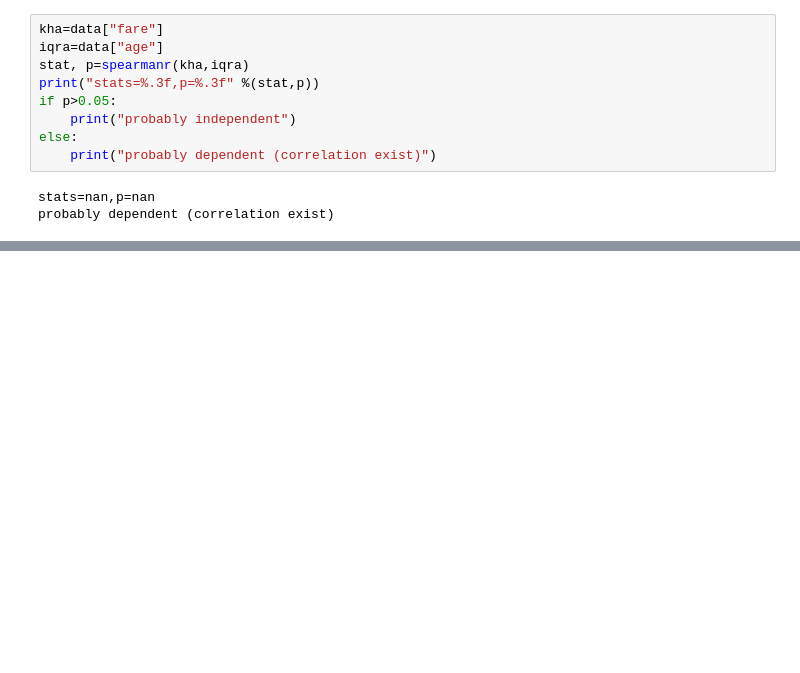
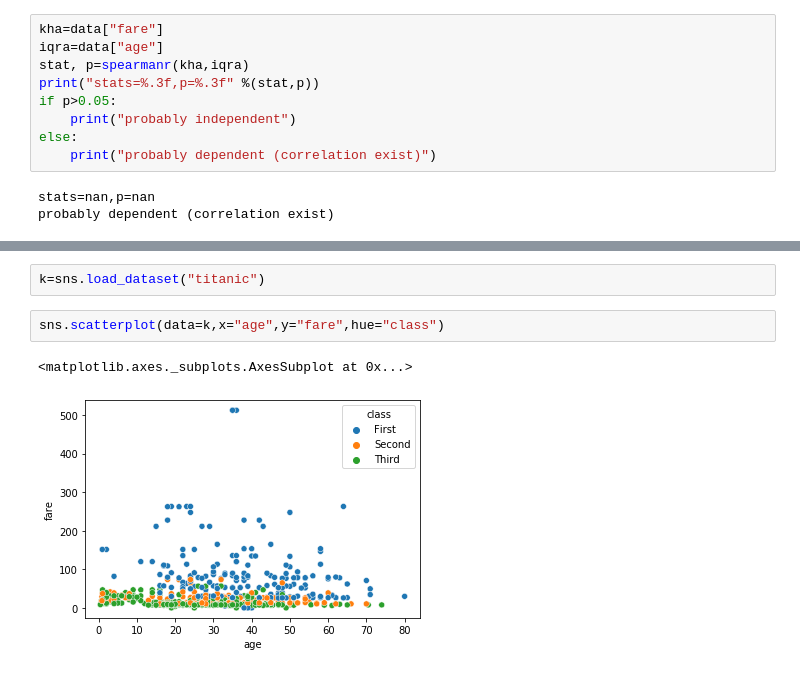
Before and after one commit to iqrarkhan123/datascience, a Jupyter notebook: Stats_test_in_python.ipynb, the cells around one changed output, grey strips where cells are left out. Cells and saved outputs as stored; diff of their text form; blank space fills up the shorter version.

```diff
--- a/Stats_test_in_python.ipynb
+++ b/Stats_test_in_python.ipynb
@@ -160,0 +244,7 @@ probably dependent (correlation exist)
+# %%
+k=sns.load_dataset("titanic")
+# %%
+sns.scatterplot(data=k,x="age",y="fare",hue="class")
+# %% [output]
+<matplotlib.axes._subplots.AxesSubplot at 0x...>
+[figure, added]
```
Also changed, not shown: parts of 8 cells of this notebook.
